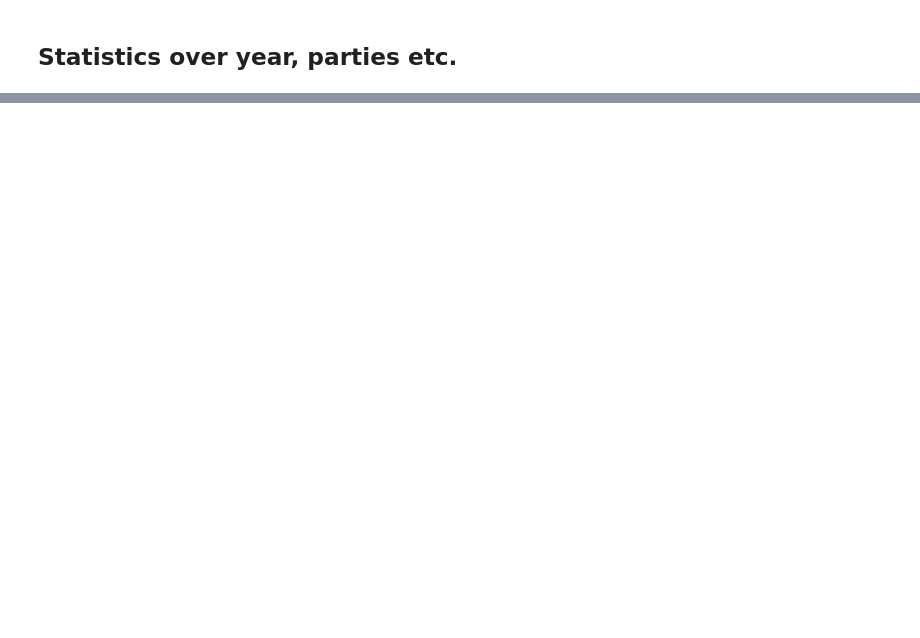
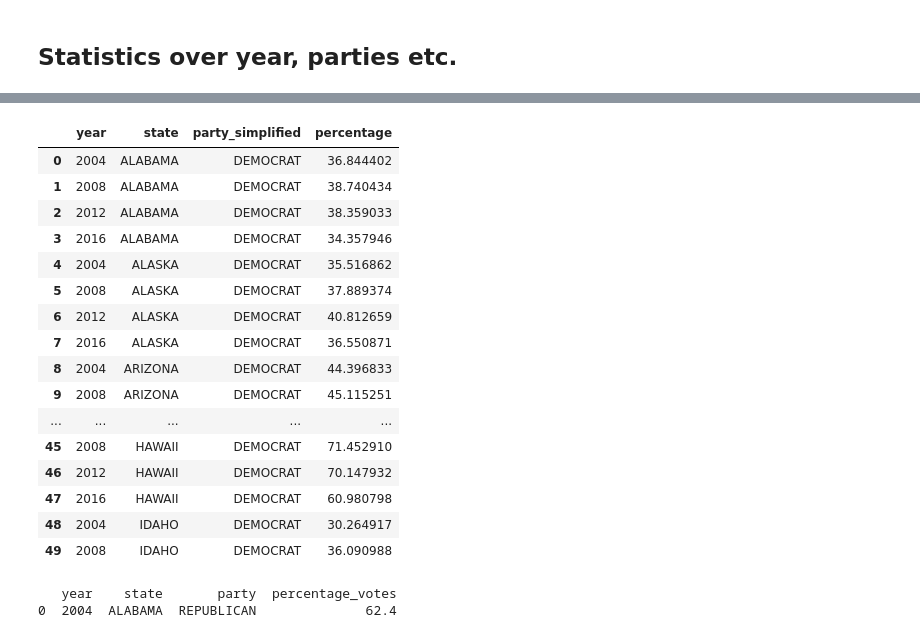
Before and after one commit to epfl-ada/ada-2024-project-adavengers, a Jupyter notebook: President_Dataset.ipynb, the cells around one changed output, grey strips where cells are left out. Saved outputs shown, nothing was run; the diff lists cells and outputs as text; code cells hidden in the pictures; blank space fills up the shorter version.

```diff
--- a/President_Dataset.ipynb
+++ b/President_Dataset.ipynb
@@ -100,0 +134,38 @@ sns.barplot(pr_df_republican, x='percentage', y='state', hue='year')
+# %%
+pr_df_democrats.head(50)
+# %% [output]
+|  | year | state | party_simplified | percentage |
+| 0 | 2004 | ALABAMA | DEMOCRAT | 36.844402 |
+| 1 | 2008 | ALABAMA | DEMOCRAT | 38.740434 |
+| 2 | 2012 | ALABAMA | DEMOCRAT | 38.359033 |
+| 3 | 2016 | ALABAMA | DEMOCRAT | 34.357946 |
+| 4 | 2004 | ALASKA | DEMOCRAT | 35.516862 |
+| 5 | 2008 | ALASKA | DEMOCRAT | 37.889374 |
+| 6 | 2012 | ALASKA | DEMOCRAT | 40.812659 |
+| 7 | 2016 | ALASKA | DEMOCRAT | 36.550871 |
+| 8 | 2004 | ARIZONA | DEMOCRAT | 44.396833 |
+| 9 | 2008 | ARIZONA | DEMOCRAT | 45.115251 |
+| ... | ... | ... | ... | ... |
+| 45 | 2008 | HAWAII | DEMOCRAT | 71.452910 |
+| 46 | 2012 | HAWAII | DEMOCRAT | 70.147932 |
+| 47 | 2016 | HAWAII | DEMOCRAT | 60.980798 |
+| 48 | 2004 | IDAHO | DEMOCRAT | 30.264917 |
+| 49 | 2008 | IDAHO | DEMOCRAT | 36.090988 |
+# %%
+data = {
+    'year': [2004, 2004, 2004],
+    'state': ['ALABAMA', 'ALABAMA', 'ALABAMA'],
+    'party': ['REPUBLICAN', 'DEMOCRAT', 'OTHER'],
+    'percentage_votes': [62.4, 36.8, 0.6]
+}
+
+df = pd.DataFrame(data)
+
+# Group by year and state, then find the row with the maximum percentage_votes
+winning_party = df.loc[df.groupby(['year', 'state'])['percentage_votes'].idxmax()]
+
+# This gives you the year, state, party, and the percentage of votes for the winning party
+print(winning_party)
+# %% [output]
+   year    state       party  percentage_votes
+0  2004  ALABAMA  REPUBLICAN              62.4
```
Also changed, not shown: parts of 9 cells of this notebook.
